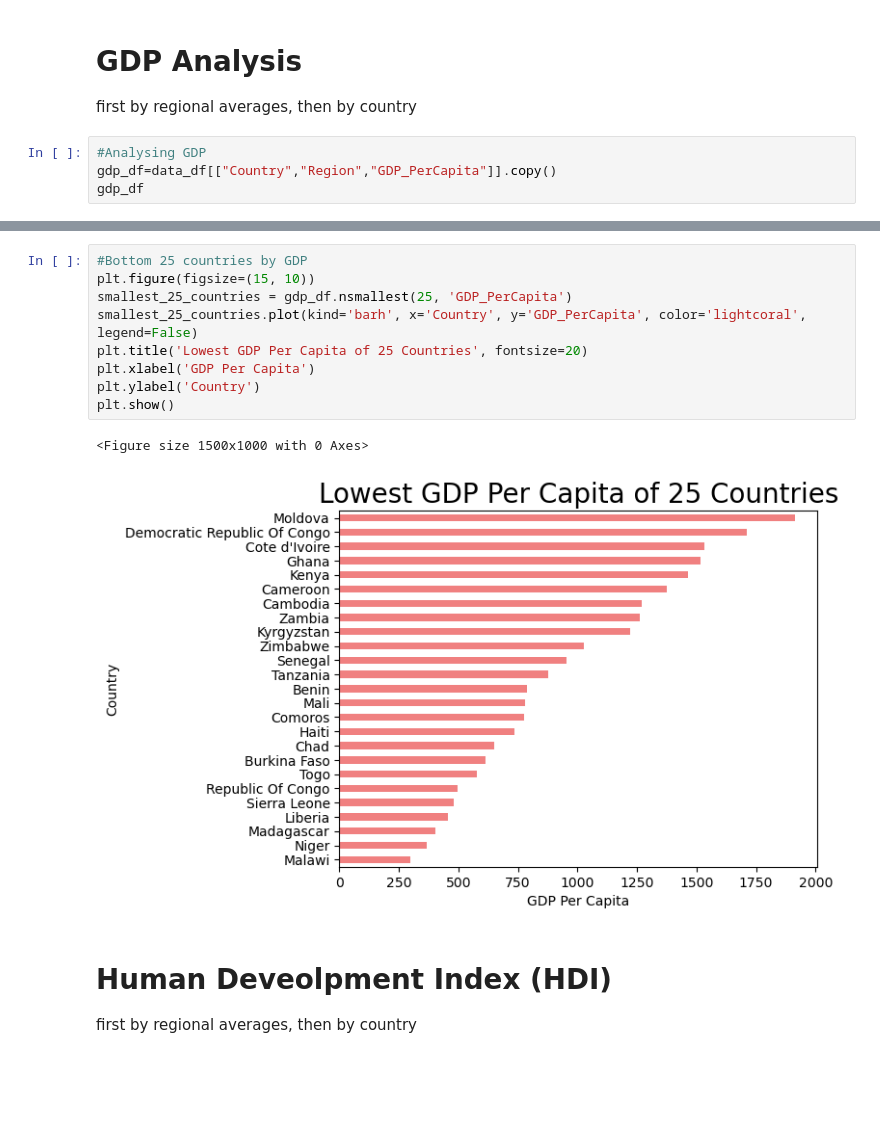
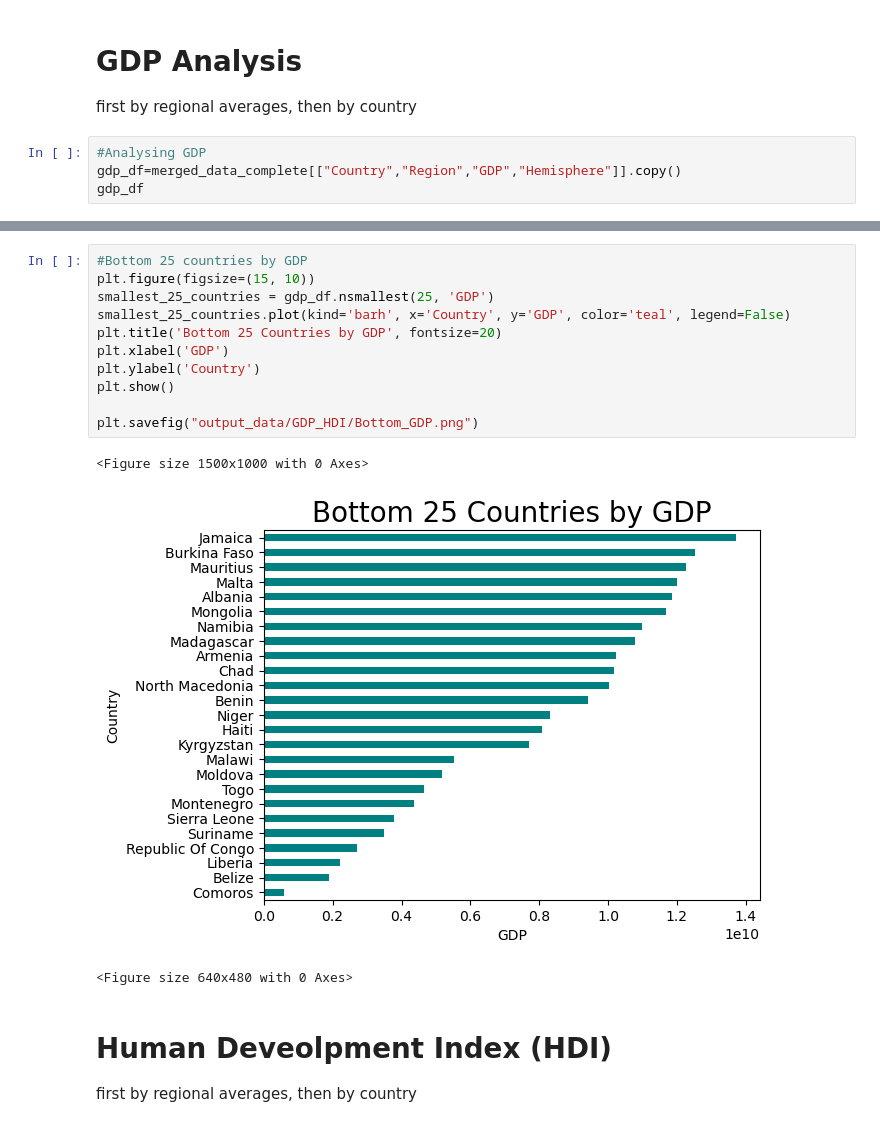
Before and after one commit to mattcaseycpa/project1, a Jupyter notebook: project.ipynb, the cells around one changed output, grey strips where cells are left out. Drawn from its saved outputs; the diff is of its cells as text; blank space fills up the shorter version.

```diff
--- a/project.ipynb
+++ b/project.ipynb
@@ -210,6 +210,6 @@ plt.show()
 first by regional averages, then by country
 # %%
 #Analysing GDP
-gdp_df=data_df[["Country","Region","GDP_PerCapita"]].copy()
+gdp_df=merged_data_complete[["Country","Region","GDP","Hemisphere"]].copy()
 gdp_df
 # %% [output]
@@ -315,15 +338,18 @@ gdp.head(25)
 # %%
 #Bottom 25 countries by GDP
 plt.figure(figsize=(15, 10))
-smallest_25_countries = gdp_df.nsmallest(25, 'GDP_PerCapita')
-smallest_25_countries.plot(kind='barh', x='Country', y='GDP_PerCapita', color='lightcoral', legend=False)
-plt.title('Lowest GDP Per Capita of 25 Countries', fontsize=20)
-plt.xlabel('GDP Per Capita')
+smallest_25_countries = gdp_df.nsmallest(25, 'GDP')
+smallest_25_countries.plot(kind='barh', x='Country', y='GDP', color='teal', legend=False)
+plt.title('Bottom 25 Countries by GDP', fontsize=20)
+plt.xlabel('GDP')
 plt.ylabel('Country')
 plt.show()
+
+plt.savefig("output_data/GDP_HDI/Bottom_GDP.png")
 # %% [output]
 <Figure size 1500x1000 with 0 Axes>
-[figure, old version]
+[figure, new version]
+<Figure size 640x480 with 0 Axes>
 # %% [markdown]
 # Human Deveolpment Index (HDI)
 first by regional averages, then by country
```
Also changed, not shown: parts of 21 cells of this notebook, 10 other files.
